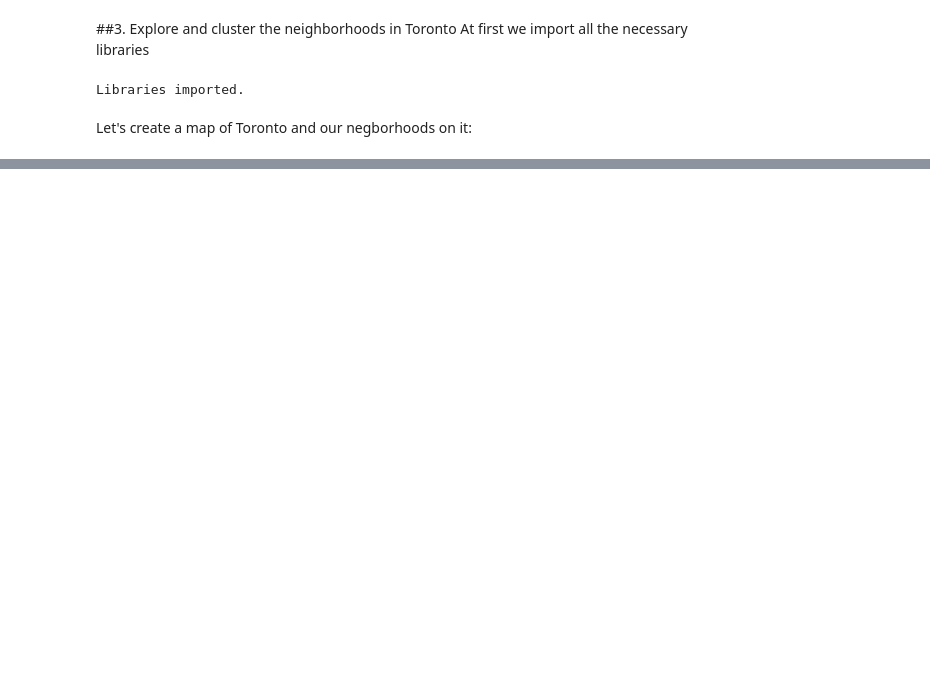
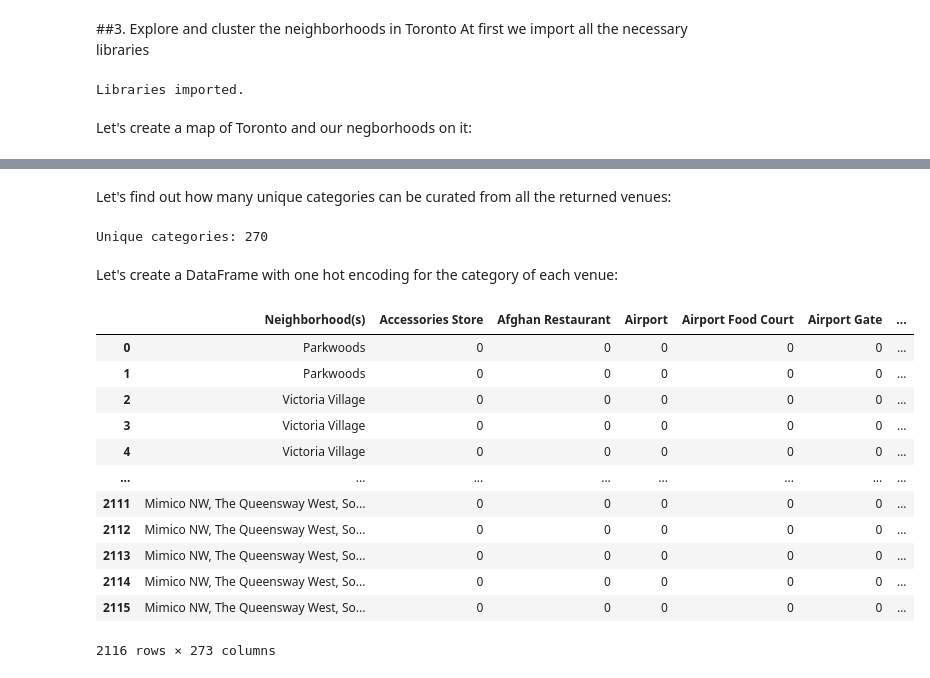
Before and after one commit to oleksandr-kushnir/Coursera_Capstone, a Jupyter notebook: Assignment_Segmenting_and_Clustering_Neighborhoods_in_Toronto.ipynb, the cells around one changed output, grey strips where cells are left out. Drawn from its saved outputs; the diff is of its cells as text; code cells hidden in the pictures; blank space fills up the shorter version.

```diff
--- a/Assignment_Segmenting_and_Clustering_Neighborhoods_in_Toronto.ipynb
+++ b/Assignment_Segmenting_and_Clustering_Neighborhoods_in_Toronto.ipynb
@@ -155,3 +152,5 @@ VERSION: 20180605
 CLIENT_ID = 'L1MM1ECQMJI4EWWW0SA2YOKK2D4PI2A1NHENJX2B5J3GAQLX' # your Foursquare ID
 CLIENT_SECRET = 'KL1DMABXU2P2FMB5HPGJ3FSD2SE2KXULSRHKPDSCVP4S3HI2' # your Foursquare Secret
 VERSION = '20180605' # Foursquare API version
+radius = 500
+LIMIT = 100
@@ -157,0 +159,29 @@ VERSION = '20180605' # Foursquare API version
+# %%
+data = []
+for row in df_merged.iterrows():
+  ZIP, bor, neigh, lat, lng = row[1]
+
+  # create the API request URL
+  url = 'https://api.foursquare.com/v2/venues/explore?&client_id={}&client_secret={}&v={}&ll={},{}&radius={}&limit={}'.format(
+              CLIENT_ID,
+              CLIENT_SECRET,
+              VERSION,
+              lat,
+              lng,
+              radius,
+              LIMIT)
+  try:
+    results = requests.get(url).json()["response"]['groups'][0]['items']
+
+    # return only relevant information for each nearby venue
+    for v in results:
+      #building DataFrame
+      venue = v['venue']['name']
+      category = v['venue']['categories'][0]['name']
+      data_row = {'Postal Code': ZIP, 'Neighborhood(s)': neigh,	'Neighborhoods Latitude': lat,	'Neighborhoods Longitude': lng, 'Venue': venue, 'Venue Category': category}
+      data.append(data_row)
+  except:
+    #skip neighborhoods without information
+    continue
+df_venues = pd.DataFrame(data)
+df_venues
@@ -157,0 +202,31 @@ VERSION = '20180605' # Foursquare API version
+# %% [markdown]
+Let's find out how many unique categories can be curated from all the returned venues:
+# %%
+print('Unique categories:', df_venues['Venue Category'].unique().shape[0])
+# %% [output]
+Unique categories: 270
+# %% [markdown]
+Let's create a DataFrame with one hot encoding for the category of each venue:
+# %%
+venues_onehot = pd.get_dummies(df_venues[['Venue Category']], prefix="", prefix_sep="")
+venues_onehot[['Neighborhoods Latitude',	'Neighborhoods Longitude', 'Neighborhood(s)']] = df_venues[['Neighborhoods Latitude',	'Neighborhoods Longitude', 'Neighborhood(s)']]
+
+# move neighborhood column to the first column
+fixed_columns = [venues_onehot.columns[-1]] + list(venues_onehot.columns[:-1])
+venues_onehot = venues_onehot[fixed_columns]
+
+venues_onehot
+# %% [output]
+|  | Neighborhood(s) | Accessories Store | Afghan Restaurant | Airport | Airport Food Court | Airport Gate | ... |
+| 0 | Parkwoods | 0 | 0 | 0 | 0 | 0 | ... |
+| 1 | Parkwoods | 0 | 0 | 0 | 0 | 0 | ... |
+| 2 | Victoria Village | 0 | 0 | 0 | 0 | 0 | ... |
+| 3 | Victoria Village | 0 | 0 | 0 | 0 | 0 | ... |
+| 4 | Victoria Village | 0 | 0 | 0 | 0 | 0 | ... |
+| ... | ... | ... | ... | ... | ... | ... | ... |
+| 2111 | Mimico NW, The Queensway West, So... | 0 | 0 | 0 | 0 | 0 | ... |
+| 2112 | Mimico NW, The Queensway West, So... | 0 | 0 | 0 | 0 | 0 | ... |
+| 2113 | Mimico NW, The Queensway West, So... | 0 | 0 | 0 | 0 | 0 | ... |
+| 2114 | Mimico NW, The Queensway West, So... | 0 | 0 | 0 | 0 | 0 | ... |
+| 2115 | Mimico NW, The Queensway West, So... | 0 | 0 | 0 | 0 | 0 | ... |
+2116 rows × 273 columns
```
Also changed, not shown: parts of 14 cells of this notebook.
